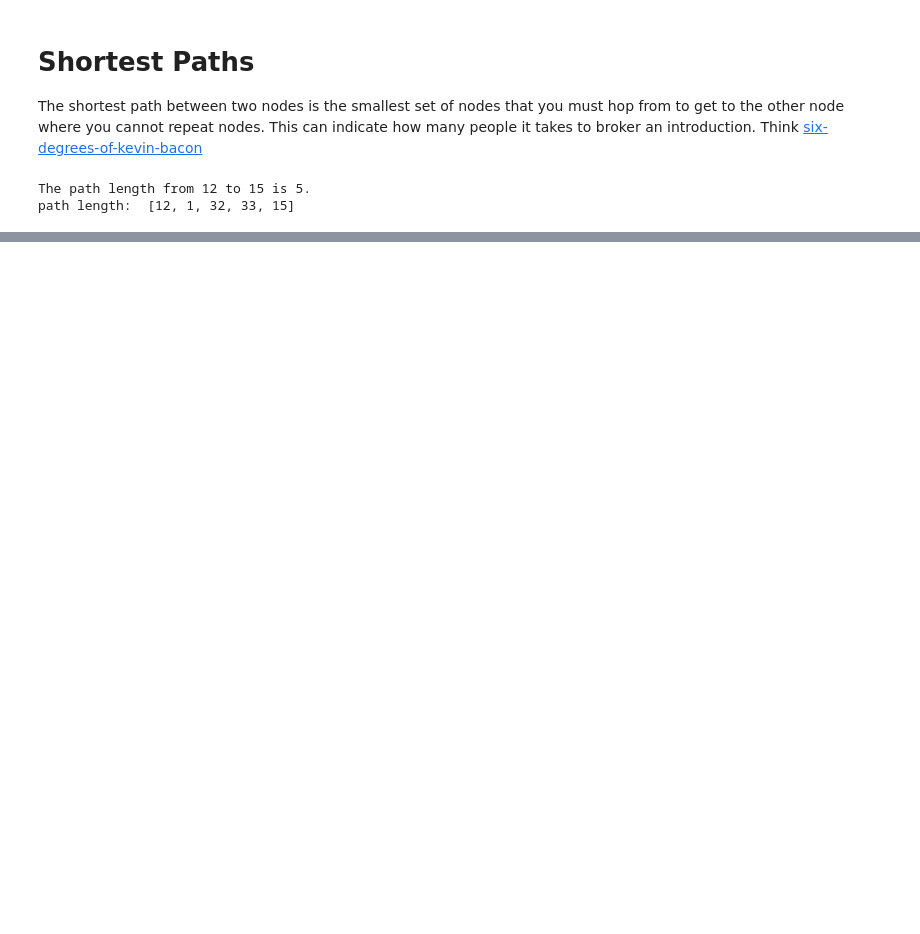
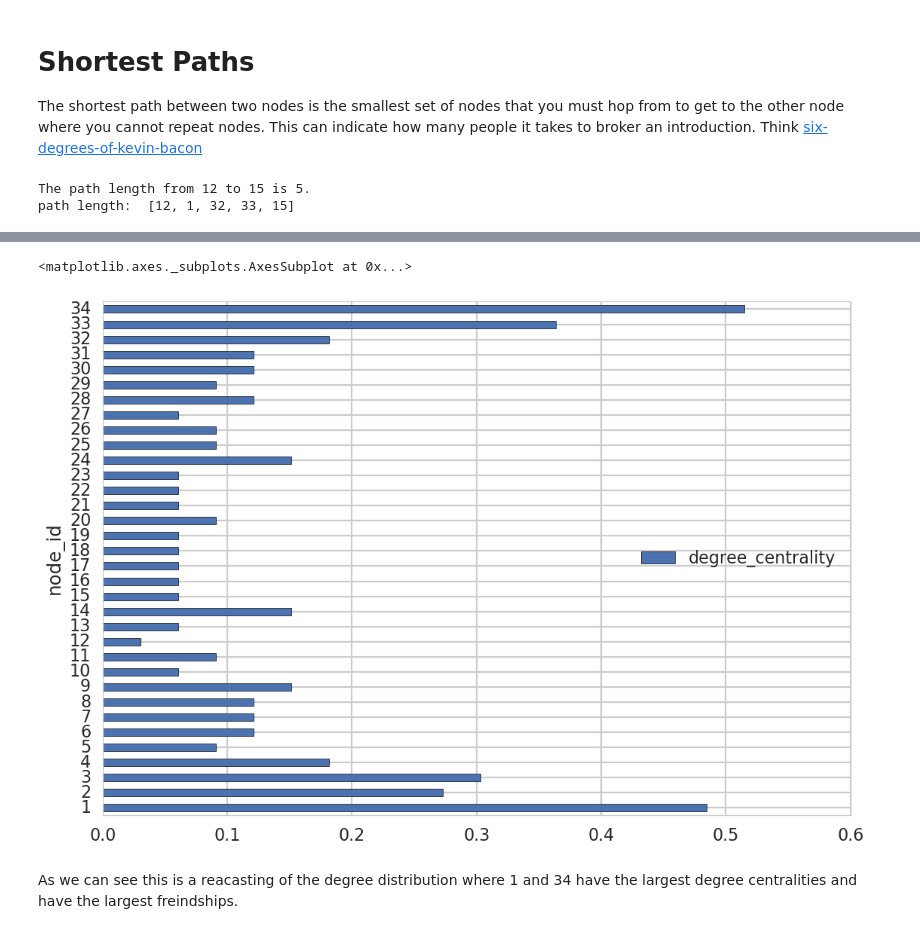
Before and after one commit to dssg/hitchhikers-guide, a Jupyter notebook: tech-tutorials/network/Introduction_to_Networks.ipynb, the cells around one changed output, grey strips where cells are left out. Cells and saved outputs as stored; diff of their text form; code cells hidden in the pictures; blank space fills up the shorter version.

```diff
--- a/tech-tutorials/network/Introduction_to_Networks.ipynb
+++ b/tech-tutorials/network/Introduction_to_Networks.ipynb
@@ -176,0 +208,12 @@ Centrality metrics measure how important a node is or how "central" it is to the
+# %%
+dict_degree_centrality = nx.degree_centrality(Graph_Karate)
+df_degree_centrality = pd.DataFrame.from_dict(dict_degree_centrality, orient='index')
+df_degree_centrality.columns=['degree_centrality']
+df_degree_centrality.index.name = 'node_id'
+# %%
+df_degree_centrality.plot(kind='barh')
+# %% [output]
+<matplotlib.axes._subplots.AxesSubplot at 0x...>
+[figure, added]
+# %% [markdown]
+As we can see this is a reacasting of the degree distribution where 1 and 34 have the largest degree centralities and have the largest freindships.
```
Also changed, not shown: parts of 34 cells of this notebook.
